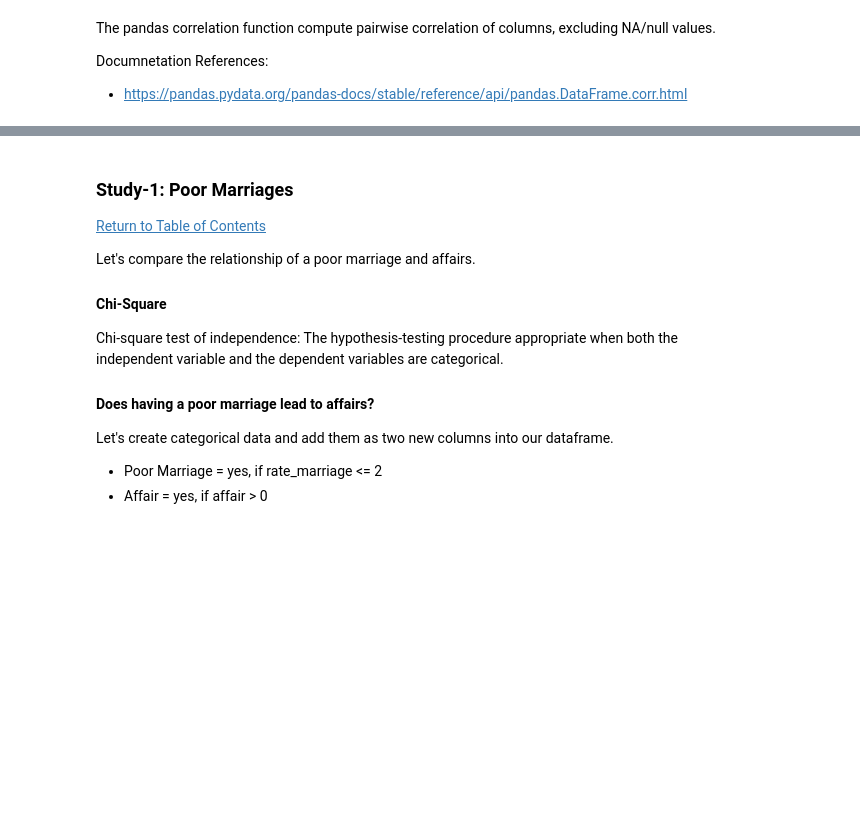
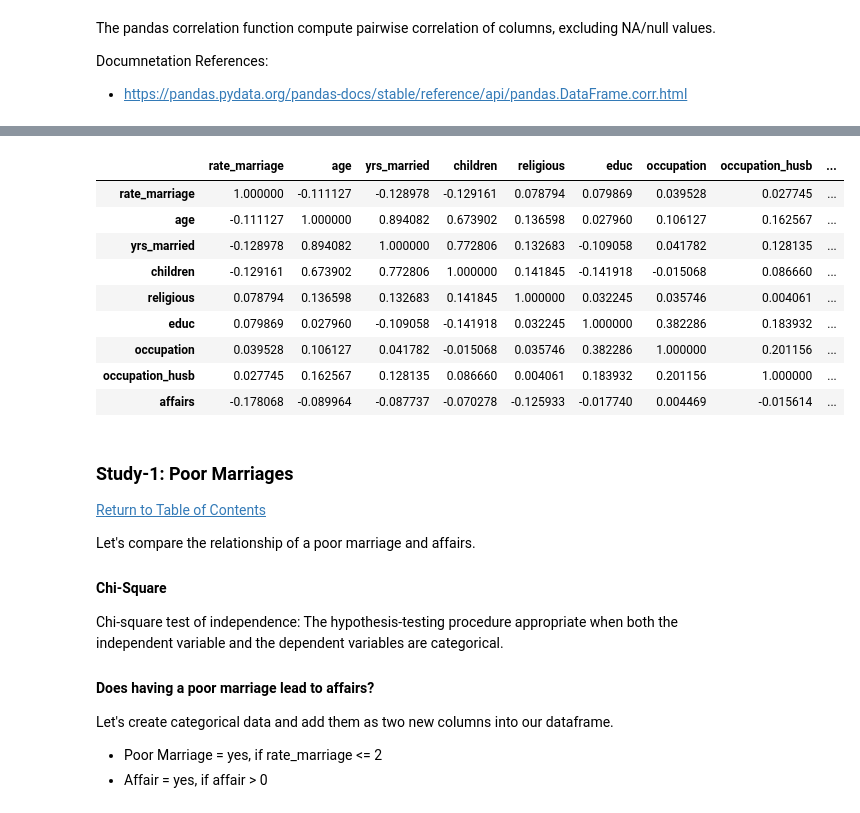
Before and after one commit to fgonzaleumbc/DATA601_L10-Statistics, a Jupyter notebook: 23_Statistics_Hypothesis_Testing.ipynb, the cells around one changed output, grey strips where cells are left out. Cells and saved outputs as stored; diff of their text form; code cells hidden in the pictures; blank space fills up the shorter version.

```diff
--- a/23_Statistics_Hypothesis_Testing.ipynb
+++ b/23_Statistics_Hypothesis_Testing.ipynb
@@ -488,5 +676,16 @@ corr_v.style.background_gradient(cmap='coolwarm')
 # %%
-corr_v.style.background_gradient(cmap='magma')
+corr_v.style.background_gradient(cmap='magma', vmin = -0.25)
+# %% [output]
+|  | rate_marriage | age | yrs_married | children | religious | educ | occupation | occupation_husb | ... |
+| rate_marriage | 1.000000 | -0.111127 | -0.128978 | -0.129161 | 0.078794 | 0.079869 | 0.039528 | 0.027745 | ... |
+| age | -0.111127 | 1.000000 | 0.894082 | 0.673902 | 0.136598 | 0.027960 | 0.106127 | 0.162567 | ... |
+| yrs_married | -0.128978 | 0.894082 | 1.000000 | 0.772806 | 0.132683 | -0.109058 | 0.041782 | 0.128135 | ... |
+| children | -0.129161 | 0.673902 | 0.772806 | 1.000000 | 0.141845 | -0.141918 | -0.015068 | 0.086660 | ... |
+| religious | 0.078794 | 0.136598 | 0.132683 | 0.141845 | 1.000000 | 0.032245 | 0.035746 | 0.004061 | ... |
+| educ | 0.079869 | 0.027960 | -0.109058 | -0.141918 | 0.032245 | 1.000000 | 0.382286 | 0.183932 | ... |
+| occupation | 0.039528 | 0.106127 | 0.041782 | -0.015068 | 0.035746 | 0.382286 | 1.000000 | 0.201156 | ... |
+| occupation_husb | 0.027745 | 0.162567 | 0.128135 | 0.086660 | 0.004061 | 0.183932 | 0.201156 | 1.000000 | ... |
+| affairs | -0.178068 | -0.089964 | -0.087737 | -0.070278 | -0.125933 | -0.017740 | 0.004469 | -0.015614 | ... |
 # %% [markdown]
 ### Study-1: Poor Marriages
 [Return to Table of Contents](#Table-of-Contents)
```
Also changed, not shown: parts of 29 cells of this notebook.
